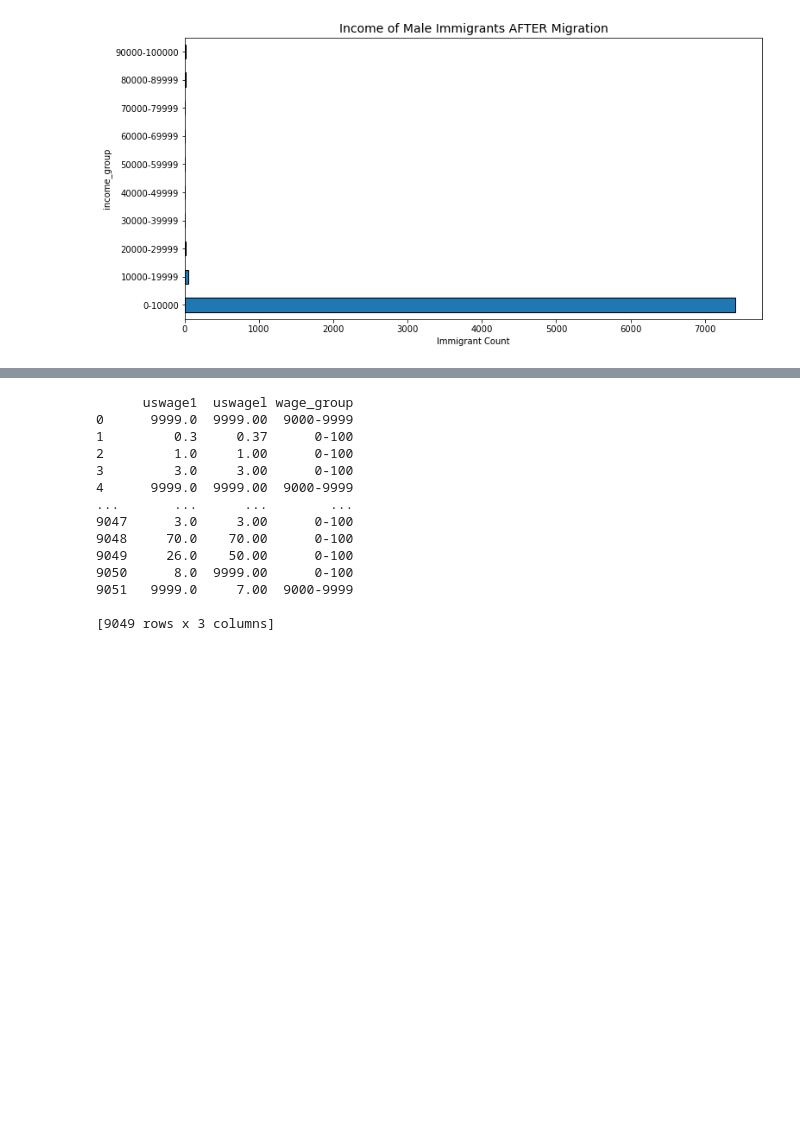
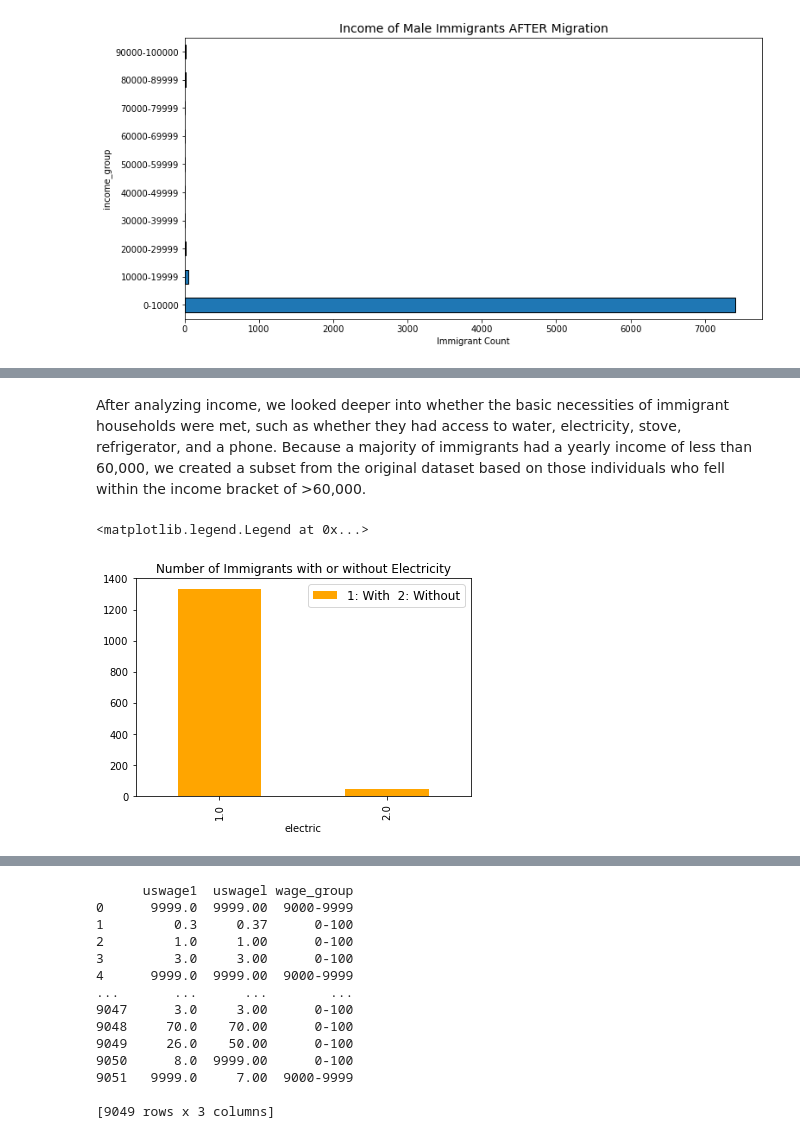
Before and after one commit to michaeliniquez3/FinalProject, a Jupyter notebook: _notebooks/2022-03-13-Final.ipynb, the cells around one changed output, grey strips where cells are left out. Drawn from its saved outputs; the diff is of its cells as text; code cells hidden in the pictures; blank space fills up the shorter version.

```diff
--- a/_notebooks/2022-03-13-Final.ipynb
+++ b/_notebooks/2022-03-13-Final.ipynb
@@ -550,0 +588,14 @@ Median:  -100.0
+# %% [markdown]
+After analyzing income, we looked deeper into whether the basic necessities of immigrant households were met, such as whether they had access to water, electricity, stove, refrigerator, and a phone. Because a majority of immigrants had a yearly income of less than 60,000, we created a subset from the original dataset based on those individuals who fell within the income bracket of >60,000.
+# %%
+#makes sub dataset based on immigrants whose income was less than 60000
+amenities = HOUSE174_df.loc[(HOUSE174_df['hhhincom'] < 60000) & (HOUSE174_df['hhhincom']>1000) & (HOUSE174_df['hhhincom'] != 9999)]
+# %%
+#electricity
+electricity = amenities.groupby('electric')['country'].count()
+electricity.plot(kind= 'bar', color = 'orange', title='Number of Immigrants with or without Electricity')
+plt.legend(['1: With  2: Without'],fontsize=12)
+#electricity.describe()
+# %% [output]
+<matplotlib.legend.Legend at 0x...>
+[figure, added]
```
Also changed, not shown: parts of 56 cells of this notebook.
